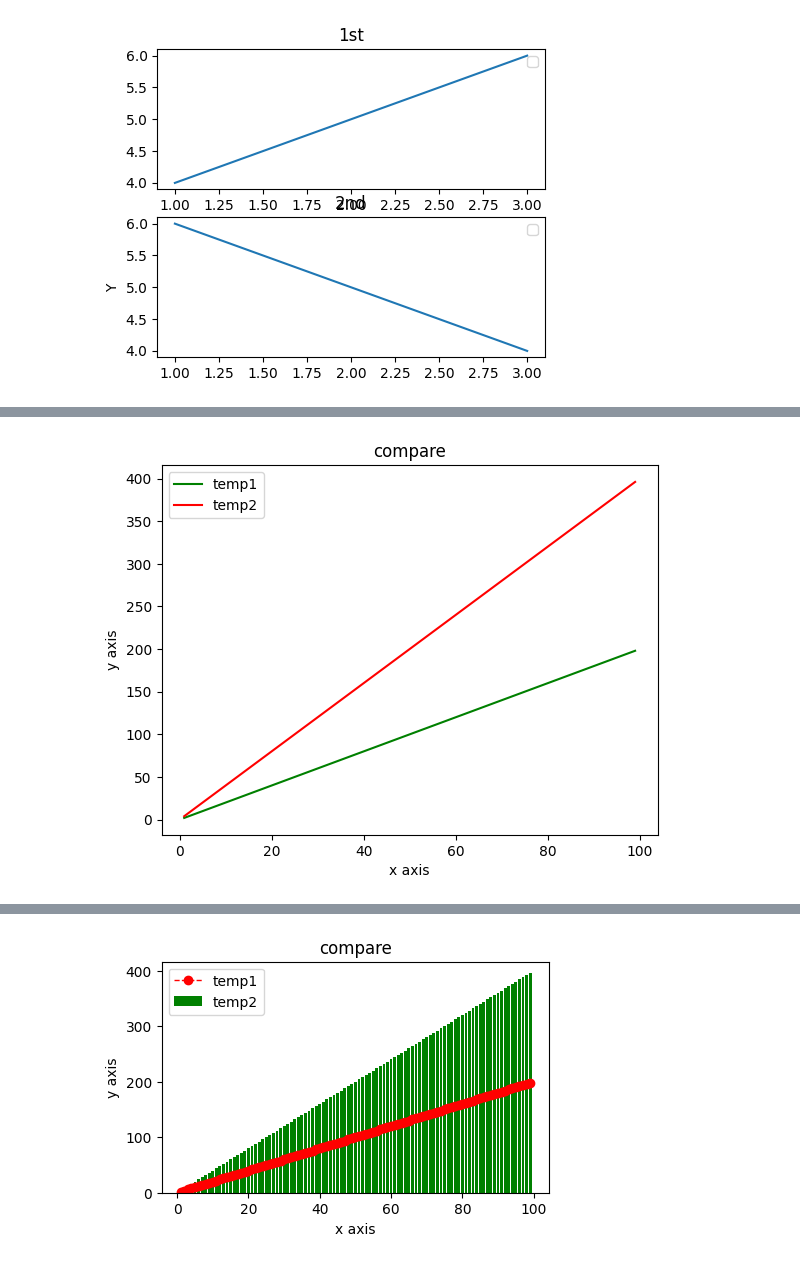
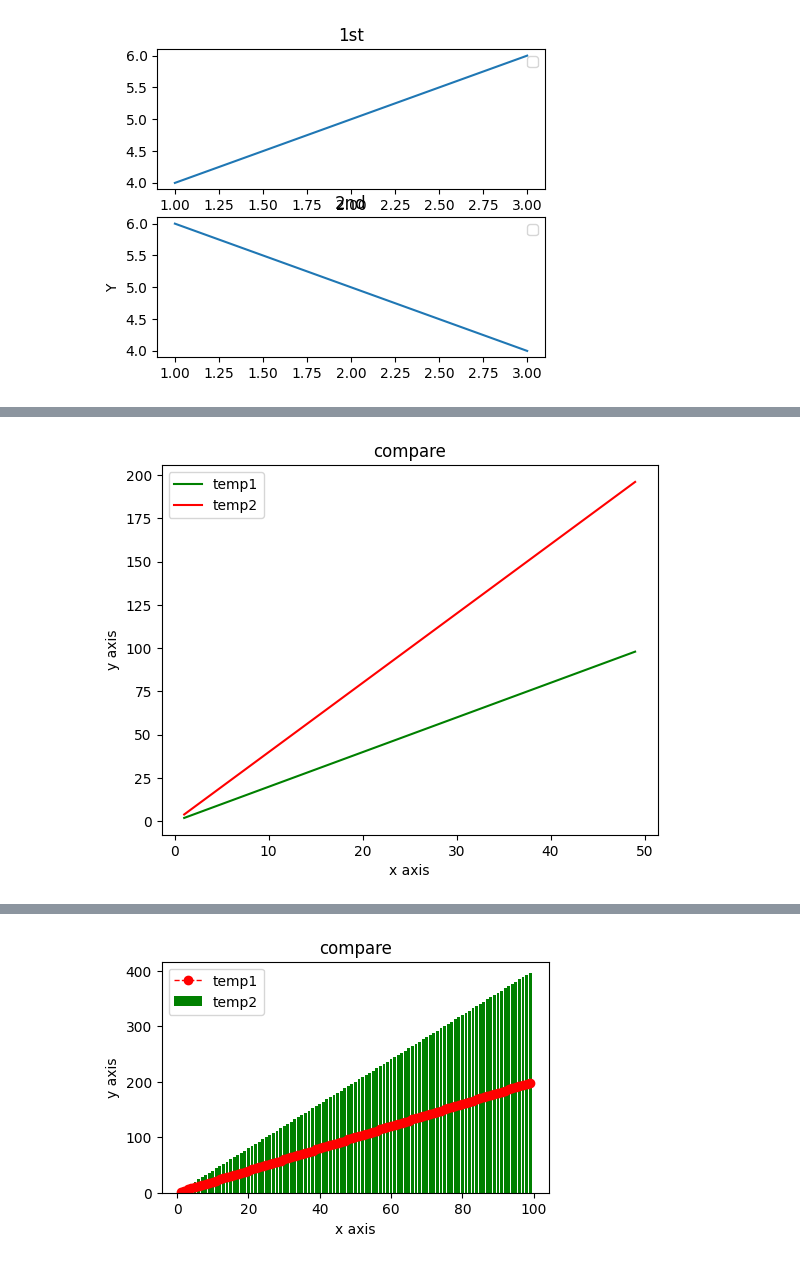
Before and after one commit to miji-lee-kr/titanic_practice, a Jupyter notebook: titanic.ipynb, the cells around one changed output, grey strips where cells are left out. Drawn from its saved outputs; the diff is of its cells as text; code cells hidden in the pictures.

```diff
--- a/titanic.ipynb
+++ b/titanic.ipynb
@@ -984,21 +987,21 @@ plt.plot(x,y2)
 # %%
 # 한 axes 위에 여러 그래프 배치할 때
 
-x1 = np.arange(1,100)
+x1 = np.arange(1,50)
 y1 = x1*2
 y2 = x1*4
 
 plt.plot(x1,y1, color = 'green', label = 'temp1') # 현재 axes를 자동으로 생성
 plt.plot(x1, y2, color = 'red', label = 'temp2') # 위에서 생성된 액시스를 자동으로 찾음
 
 plt.xlabel('x axis')
 plt.ylabel('y axis')
 
 plt.title('compare')
 plt.legend()
 plt.show()
 # %% [output]
-[figure, old version]
+[figure, new version]
 # %%
 # 바 버전
 
```
Also changed, not shown: parts of 15 cells of this notebook.
